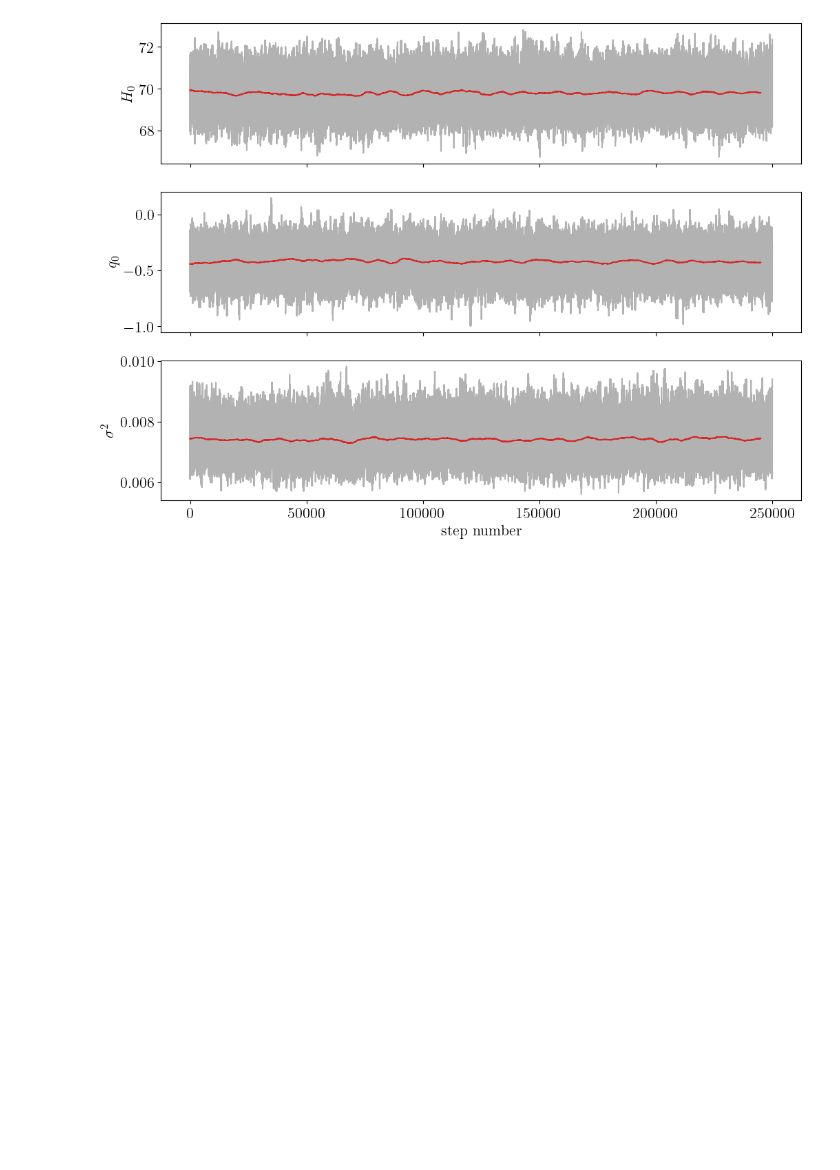
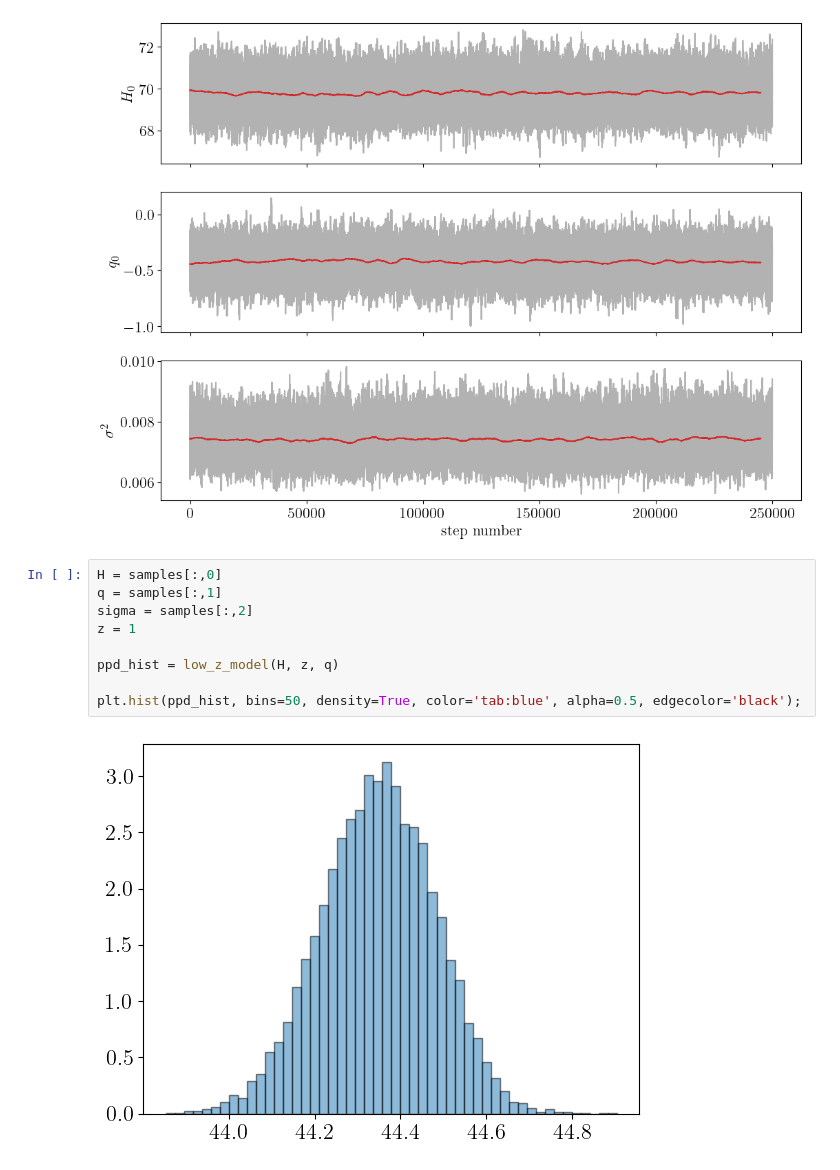
Before and after one commit to j-haralds/Advanced_sim, a Jupyter notebook: proj1_shared/proj1_jesper.ipynb, the cells around one changed output. Saved outputs shown, nothing was run; the diff lists cells and outputs as text; blank space fills up the shorter version.

```diff
--- a/proj1_shared/proj1_jesper.ipynb
+++ b/proj1_shared/proj1_jesper.ipynb
@@ -510,3 +502,14 @@ def trace_plotter(samples):
 trace_plotter(samples)
 # %% [output]
 [figure]
+# %%
+H = samples[:,0]
+q = samples[:,1]
+sigma = samples[:,2]
+z = 1
+
+ppd_hist = low_z_model(H, z, q)
+
+plt.hist(ppd_hist, bins=50, density=True, color='tab:blue', alpha=0.5, edgecolor='black');
+# %% [output]
+[figure, added]
```
Also changed, not shown: parts of 7 cells of this notebook.
